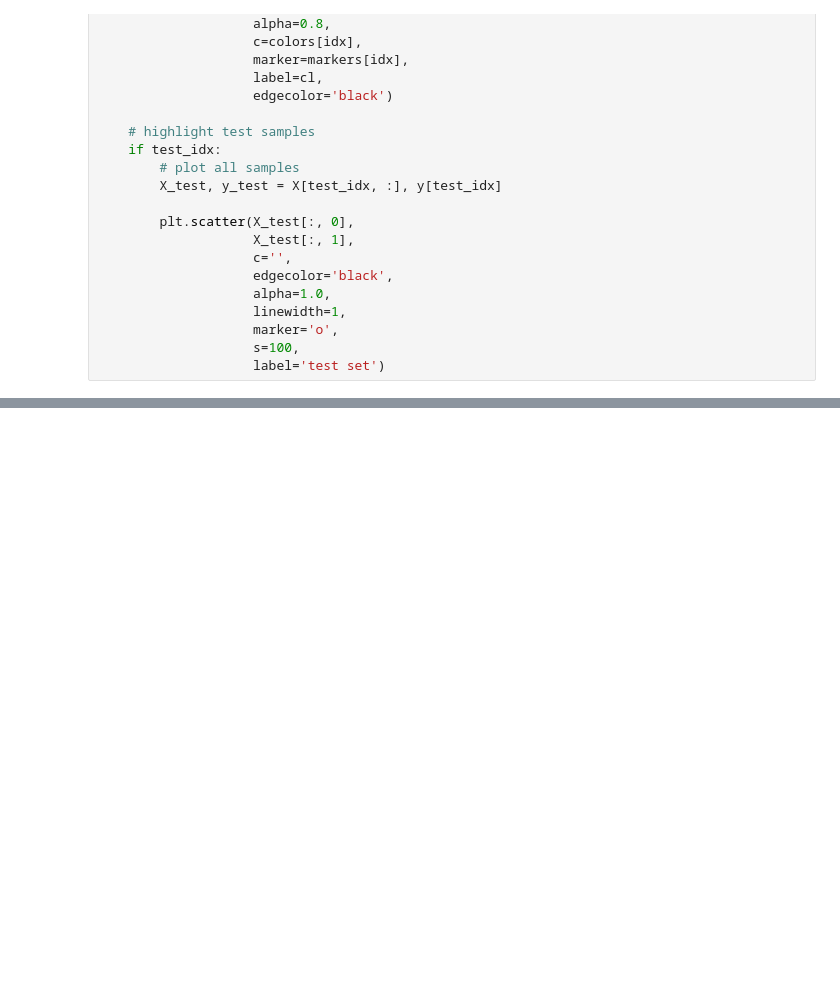
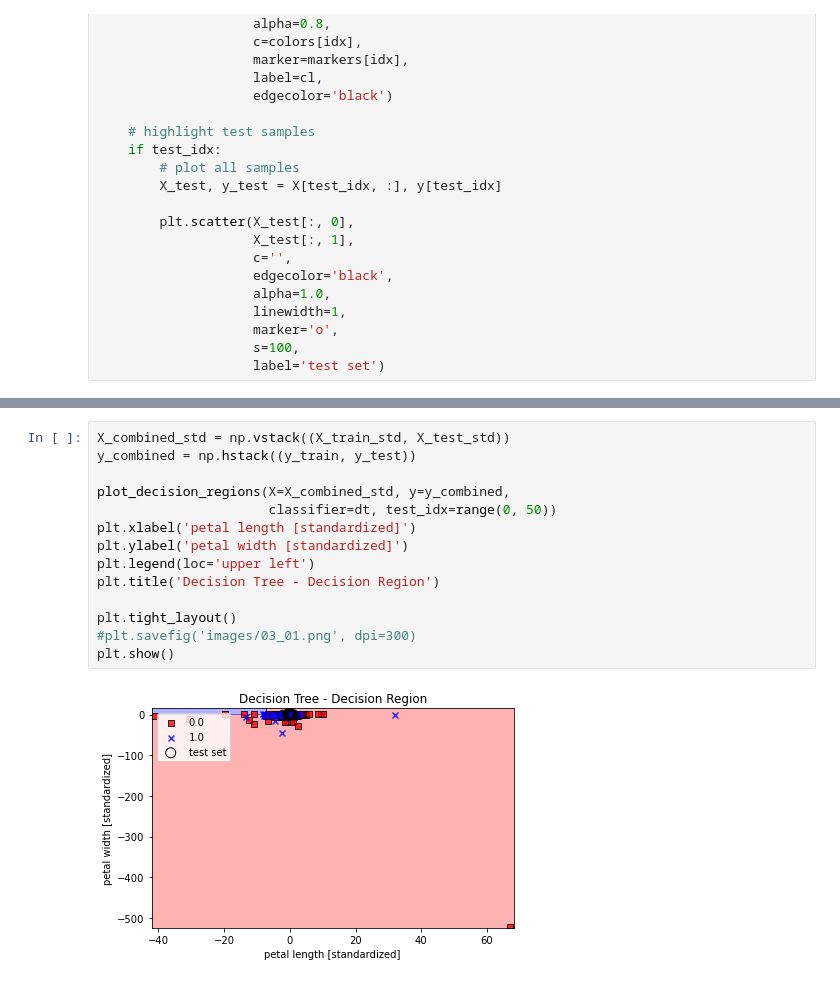
Before and after one commit to Harveydentsun/PHBS_MLF_2021, a Jupyter notebook: HW1/Classifiers.ipynb, the cells around one changed output, grey strips where cells are left out. Cells and saved outputs as stored; diff of their text form; blank space fills up the shorter version.

```diff
--- a/HW1/Classifiers.ipynb
+++ b/HW1/Classifiers.ipynb
@@ -125,0 +195,16 @@ plt.show()
+# %%
+X_combined_std = np.vstack((X_train_std, X_test_std))
+y_combined = np.hstack((y_train, y_test))
+
+plot_decision_regions(X=X_combined_std, y=y_combined,
+                      classifier=dt, test_idx=range(0, 50))
+plt.xlabel('petal length [standardized]')
+plt.ylabel('petal width [standardized]')
+plt.legend(loc='upper left')
+plt.title('Decision Tree - Decision Region')
+
+plt.tight_layout()
+#plt.savefig('images/03_01.png', dpi=300)
+plt.show()
+# %% [output]
+[figure, added]
```
Also changed, not shown: parts of 13 cells of this notebook.
